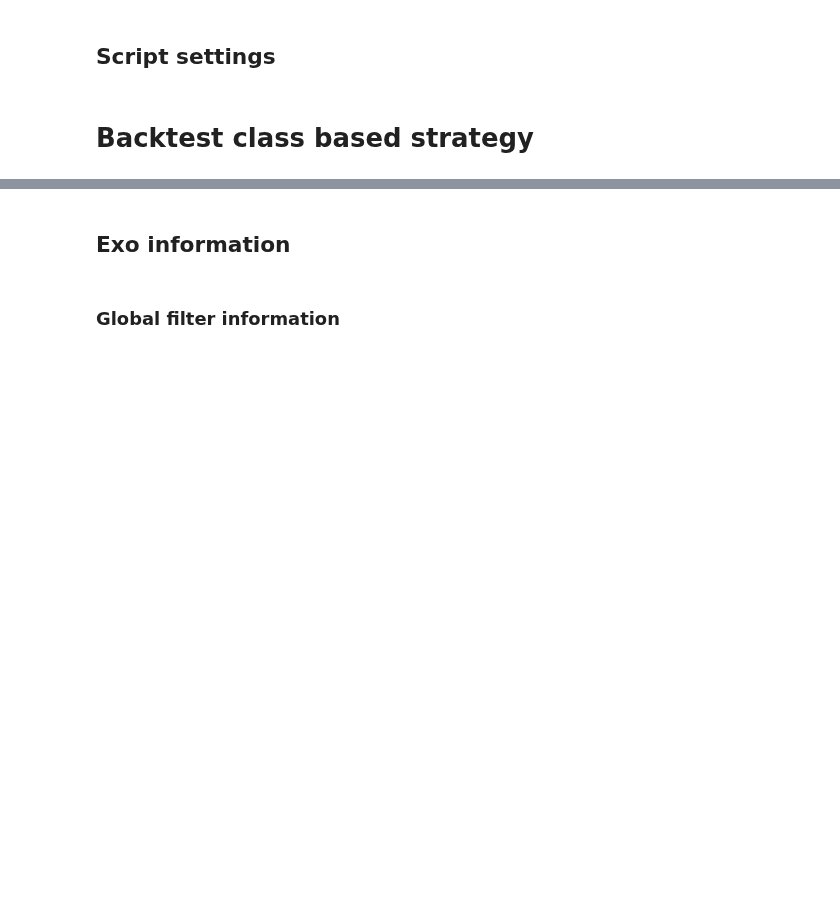
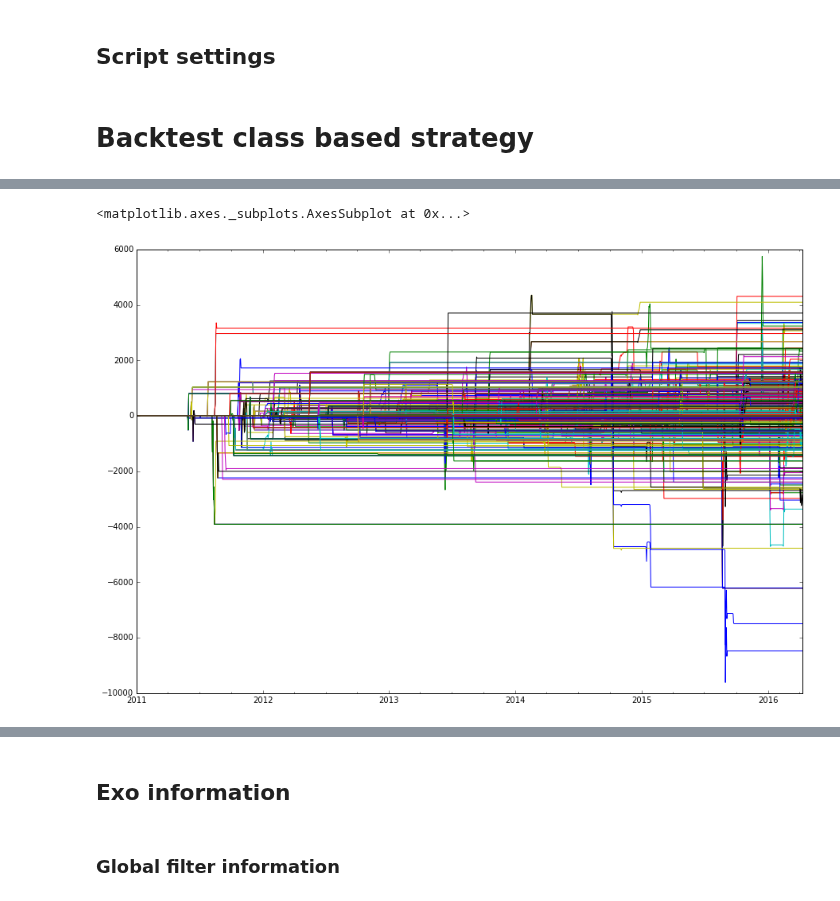
Before and after one commit to trendmanagement/tmqrexo_alexveden, a Jupyter notebook: notebooks/Strategy_MAcrossingTrail_StrategyModule.ipynb, the cells around one changed output, grey strips where cells are left out. Saved outputs shown, nothing was run; the diff lists cells and outputs as text; code cells hidden in the pictures; blank space fills up the shorter version.

```diff
--- a/notebooks/Strategy_MAcrossingTrail_StrategyModule.ipynb
+++ b/notebooks/Strategy_MAcrossingTrail_StrategyModule.ipynb
@@ -82,0 +82,5 @@ SyntaxError: invalid syntax (<ipython-input-7-f76f0a3572ab>, line 1)
+# %%
+smgr.swarm_picked.plot(legend=False)
+# %% [output]
+<matplotlib.axes._subplots.AxesSubplot at 0x...>
+[figure, added]
```
Also changed, not shown: parts of 6 cells of this notebook, 8 other files.
